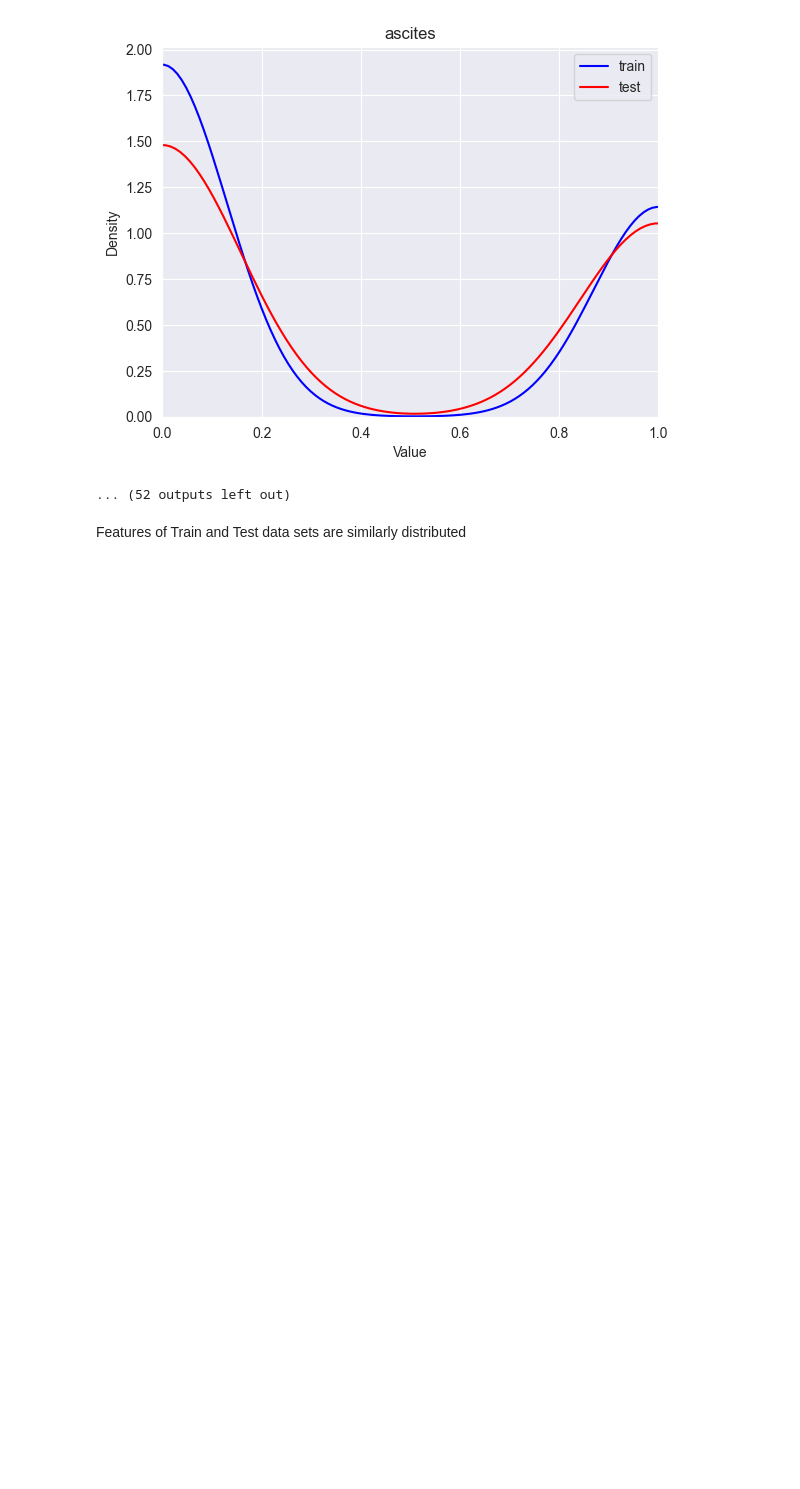
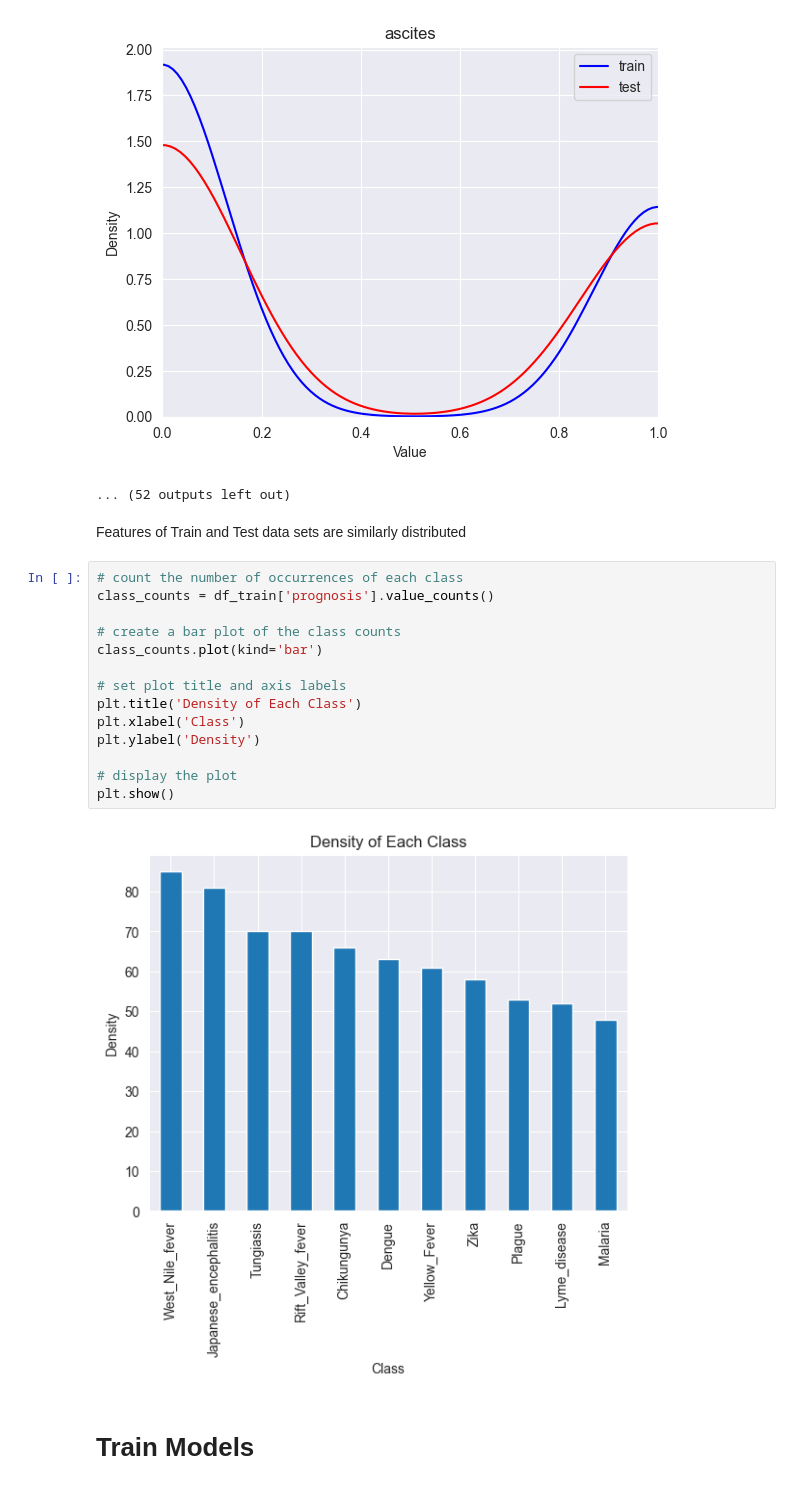
Before and after one commit to mnokno/VectorBorneDiseasePrediction, a Jupyter notebook: VectorBorneDiseasePrediction/src/VectorBorneDiseasePrediction.ipynb, the cells around one changed output. Cells and saved outputs as stored; diff of their text form; blank space fills up the shorter version.

```diff
--- a/VectorBorneDiseasePrediction/src/VectorBorneDiseasePrediction.ipynb
+++ b/VectorBorneDiseasePrediction/src/VectorBorneDiseasePrediction.ipynb
@@ -110,3 +110,21 @@ for col in df_train.select_dtypes(include='number').columns:
 ... (52 outputs left out)
 # %% [markdown]
 Features of Train and Test data sets are similarly distributed
+# %%
+# count the number of occurrences of each class
+class_counts = df_train['prognosis'].value_counts()
+
+# create a bar plot of the class counts
+class_counts.plot(kind='bar')
+
+# set plot title and axis labels
+plt.title('Density of Each Class')
+plt.xlabel('Class')
+plt.ylabel('Density')
+
+# display the plot
+plt.show()
+# %% [output]
+[figure, added]
+# %% [markdown]
+# Train Models
```
Also changed, not shown: parts of 14 cells of this notebook, 1 other file.
